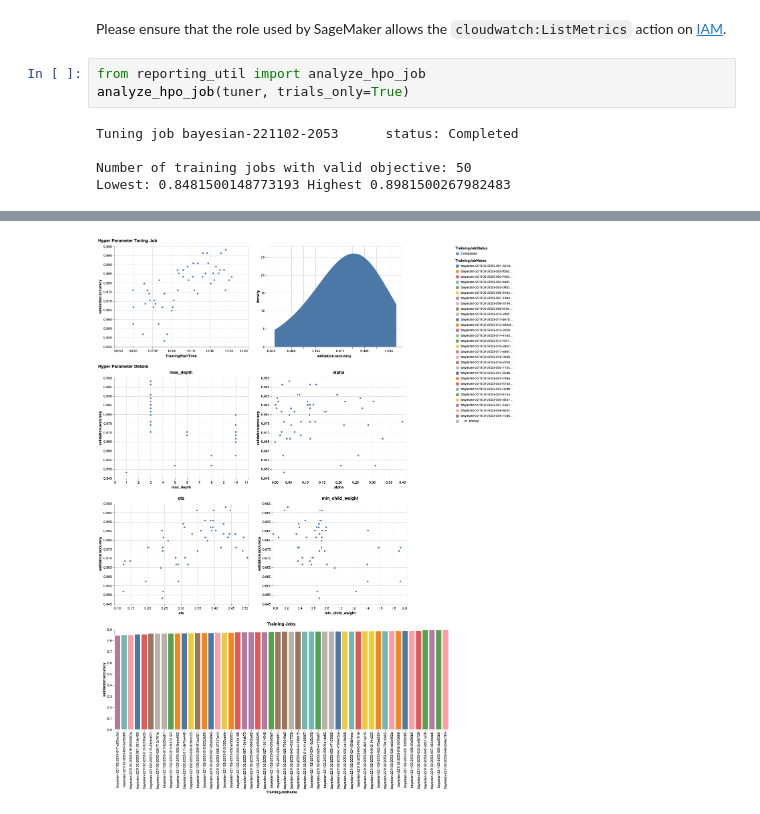
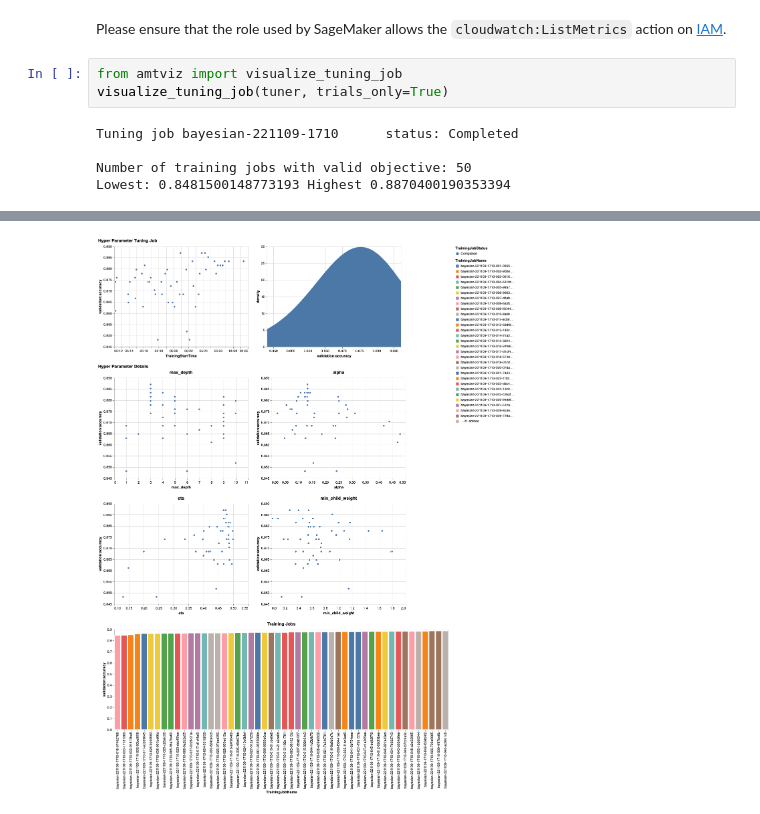
Before and after one commit to aws-samples/amazon-sagemaker-amt-visualize, a Jupyter notebook: 1_tuning_of_builtin_xgboost.ipynb, the cells around one changed output, grey strips where cells are left out. Saved outputs shown, nothing was run; the diff lists cells and outputs as text.

Commit message:
[changed] Now using the new package to access the visualization.

```diff
--- a/1_tuning_of_builtin_xgboost.ipynb
+++ b/1_tuning_of_builtin_xgboost.ipynb
@@ -314,11 +321,11 @@ In an upcoming notebook and article we will dive deeper into the analysis of thi
 # %% [markdown]
 Please ensure that the role used by SageMaker allows the `cloudwatch:ListMetrics` action on [IAM](https://console.aws.amazon.com/iam).
 # %%
-from reporting_util import analyze_hpo_job
-analyze_hpo_job(tuner, trials_only=True)
+from amtviz import visualize_tuning_job
+visualize_tuning_job(tuner, trials_only=True)
 # %% [output]
-Tuning job bayesian-221102-2053      status: Completed
+Tuning job bayesian-221109-1710      status: Completed
 
 Number of training jobs with valid objective: 50
-Lowest: 0.8481500148773193 Highest 0.8981500267982483
+Lowest: 0.8481500148773193 Highest 0.8870400190353394
 |  | alpha | eta | max_depth | min_child_weight | TrainingJobName | TrainingJobStatus | TrainingStartTime | ... |
@@ -335 +342 @@ Lowest: 0.8481500148773193 Highest 0.8981500267982483
-[figure, old version]
+[figure, new version]
```
Also changed, not shown: parts of 8 cells of this notebook.
